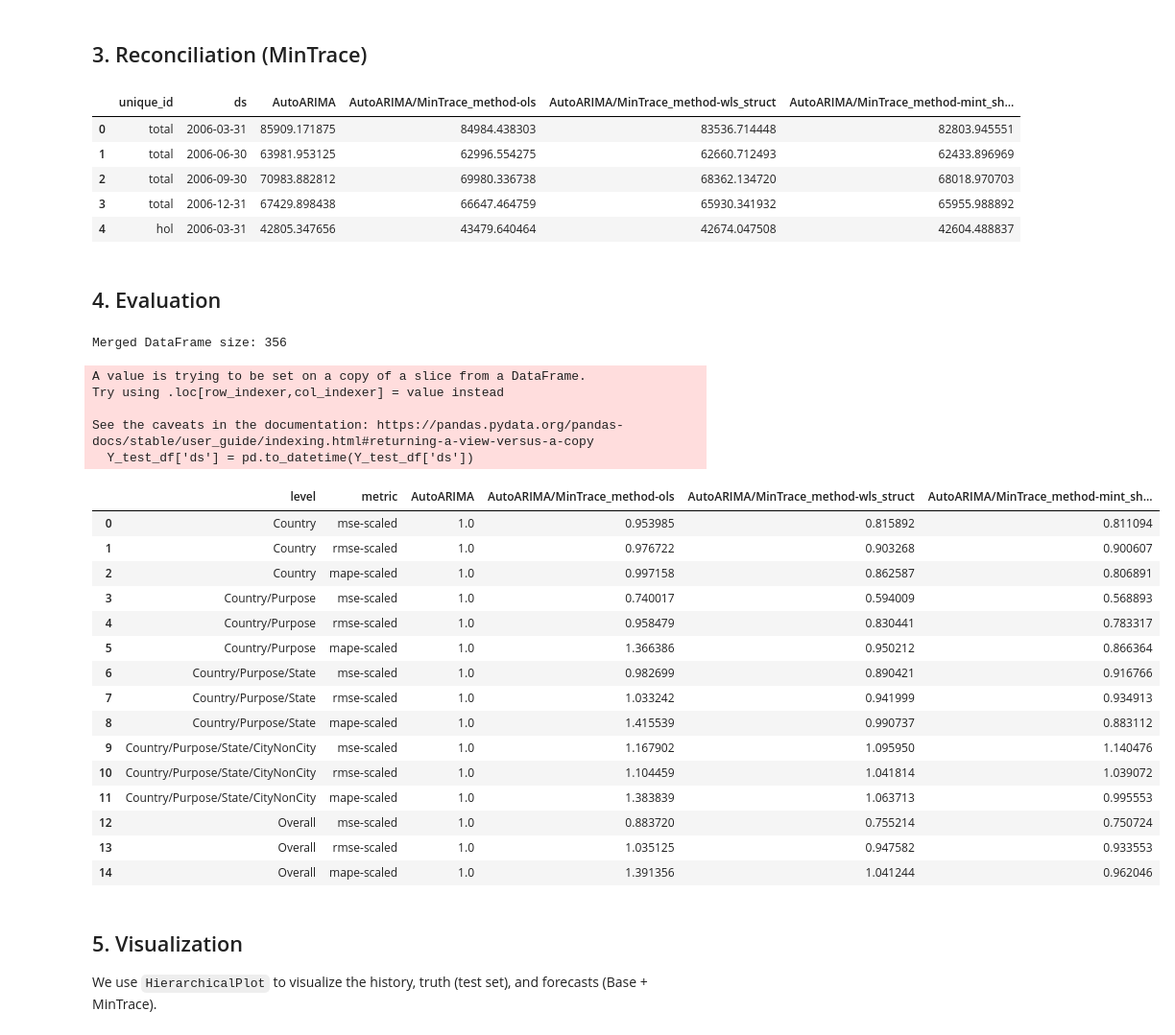
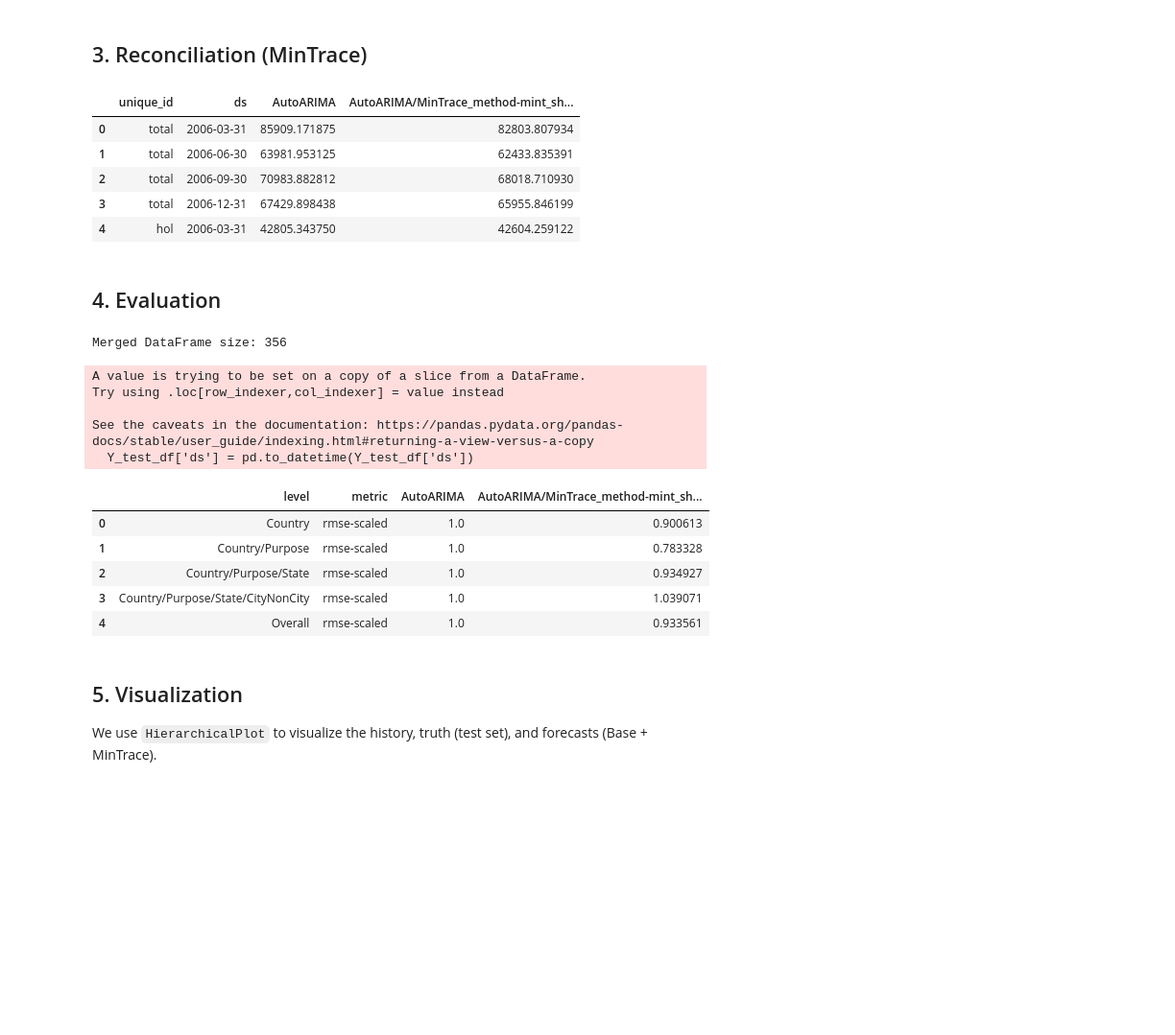
Before and after one commit to marcell-nemeth/HierarchicalTS, a Jupyter notebook: notebooks/mint_baseline_demo.ipynb, the cells around one changed output. Shown at 96% size. Cells and saved outputs as stored; diff of their text form; code cells hidden in the pictures; blank space fills up the shorter version.

```diff
--- a/notebooks/mint_baseline_demo.ipynb
+++ b/notebooks/mint_baseline_demo.ipynb
@@ -92,8 +92,8 @@ array(['bus', 'hol', 'nsw-bus', 'nsw-bus-city', 'nsw-bus-noncity',
 # %%
 # Reconcile the base predictions
 reconcilers = [
-    MinTrace(method='ols'),
-    MinTrace(method='wls_struct'),
+    # MinTrace(method='ols'),
+    # MinTrace(method='wls_struct'),
     MinTrace(method='mint_shrink')
 ]
 hrec = HierarchicalReconciliation(reconcilers=reconcilers)
@@ -103,58 +103,48 @@ Y_rec_df = hrec.reconcile(Y_hat_df=Y_hat_df, Y_df=Y_fitted_df,
 
 display(Y_rec_df.head())
 # %% [output]
-|  | unique_id | ds | AutoARIMA | AutoARIMA/MinTrace_method-ols | AutoARIMA/MinTrace_method-wls_struct | AutoARIMA/MinTrace_method-mint_sh... |
-| 0 | total | 2006-03-31 | 85909.171875 | 84984.438303 | 83536.714448 | 82803.945551 |
-| 1 | total | 2006-06-30 | 63981.953125 | 62996.554275 | 62660.712493 | 62433.896969 |
-| 2 | total | 2006-09-30 | 70983.882812 | 69980.336738 | 68362.134720 | 68018.970703 |
-| 3 | total | 2006-12-31 | 67429.898438 | 66647.464759 | 65930.341932 | 65955.988892 |
-| 4 | hol | 2006-03-31 | 42805.347656 | 43479.640464 | 42674.047508 | 42604.488837 |
+|  | unique_id | ds | AutoARIMA | AutoARIMA/MinTrace_method-mint_sh... |
+| 0 | total | 2006-03-31 | 85909.171875 | 82803.807934 |
+| 1 | total | 2006-06-30 | 63981.953125 | 62433.835391 |
+| 2 | total | 2006-09-30 | 70983.882812 | 68018.710930 |
+| 3 | total | 2006-12-31 | 67429.898438 | 65955.846199 |
+| 4 | hol | 2006-03-31 | 42805.343750 | 42604.259122 |
 # %% [markdown]
 ## 4. Evaluation
 # %%
 # Combine reconciled forecasts with test data
 # Ensure data types match for merge
 Y_rec_df['ds'] = pd.to_datetime(Y_rec_df['ds'])
 Y_test_df['ds'] = pd.to_datetime(Y_test_df['ds'])
 
 df = Y_rec_df.merge(Y_test_df, on=['unique_id', 'ds'])
 
 print(f"Merged DataFrame size: {len(df)}")
 if len(df) == 0:
     print("WARNING: Empty merge. Checking dates...")
     print("Forecast Dates:", Y_rec_df['ds'].unique())
     print("Test Dates:", Y_test_df['ds'].unique())
 
 # Evaluate using the standalone evaluate function
 evaluation_df = evaluate(df=df,
                       tags=tags,
-                      metrics=[mse, rmse, mape],
+                      metrics=[rmse],
                       benchmark="AutoARIMA")
 
 display(evaluation_df)
 # %% [output]
 Merged DataFrame size: 356
 A value is trying to be set on a copy of a slice from a DataFrame.
 Try using .loc[row_indexer,col_indexer] = value instead
 
 See the caveats in the documentation: https://pandas.pydata.org/pandas-docs/stable/user_guide/indexing.html#returning-a-view-versus-a-copy
   Y_test_df['ds'] = pd.to_datetime(Y_test_df['ds'])
-|  | level | metric | AutoARIMA | AutoARIMA/MinTrace_method-ols | AutoARIMA/MinTrace_method-wls_struct | AutoARIMA/MinTrace_method-mint_sh... |
-| 0 | Country | mse-scaled | 1.0 | 0.953985 | 0.815892 | 0.811094 |
-| 1 | Country | rmse-scaled | 1.0 | 0.976722 | 0.903268 | 0.900607 |
-| 2 | Country | mape-scaled | 1.0 | 0.997158 | 0.862587 | 0.806891 |
-| 3 | Country/Purpose | mse-scaled | 1.0 | 0.740017 | 0.594009 | 0.568893 |
-| 4 | Country/Purpose | rmse-scaled | 1.0 | 0.958479 | 0.830441 | 0.783317 |
-| 5 | Country/Purpose | mape-scaled | 1.0 | 1.366386 | 0.950212 | 0.866364 |
-| 6 | Country/Purpose/State | mse-scaled | 1.0 | 0.982699 | 0.890421 | 0.916766 |
-| 7 | Country/Purpose/State | rmse-scaled | 1.0 | 1.033242 | 0.941999 | 0.934913 |
-| 8 | Country/Purpose/State | mape-scaled | 1.0 | 1.415539 | 0.990737 | 0.883112 |
-| 9 | Country/Purpose/State/CityNonCity | mse-scaled | 1.0 | 1.167902 | 1.095950 | 1.140476 |
-| 10 | Country/Purpose/State/CityNonCity | rmse-scaled | 1.0 | 1.104459 | 1.041814 | 1.039072 |
-| 11 | Country/Purpose/State/CityNonCity | mape-scaled | 1.0 | 1.383839 | 1.063713 | 0.995553 |
-| 12 | Overall | mse-scaled | 1.0 | 0.883720 | 0.755214 | 0.750724 |
-| 13 | Overall | rmse-scaled | 1.0 | 1.035125 | 0.947582 | 0.933553 |
-| 14 | Overall | mape-scaled | 1.0 | 1.391356 | 1.041244 | 0.962046 |
+|  | level | metric | AutoARIMA | AutoARIMA/MinTrace_method-mint_sh... |
+| 0 | Country | rmse-scaled | 1.0 | 0.900613 |
+| 1 | Country/Purpose | rmse-scaled | 1.0 | 0.783328 |
+| 2 | Country/Purpose/State | rmse-scaled | 1.0 | 0.934927 |
+| 3 | Country/Purpose/State/CityNonCity | rmse-scaled | 1.0 | 1.039071 |
+| 4 | Overall | rmse-scaled | 1.0 | 0.933561 |
 # %% [markdown]
 ## 5. Visualization
 
```
Also changed, not shown: parts of 2 cells of this notebook, 2 other files.
